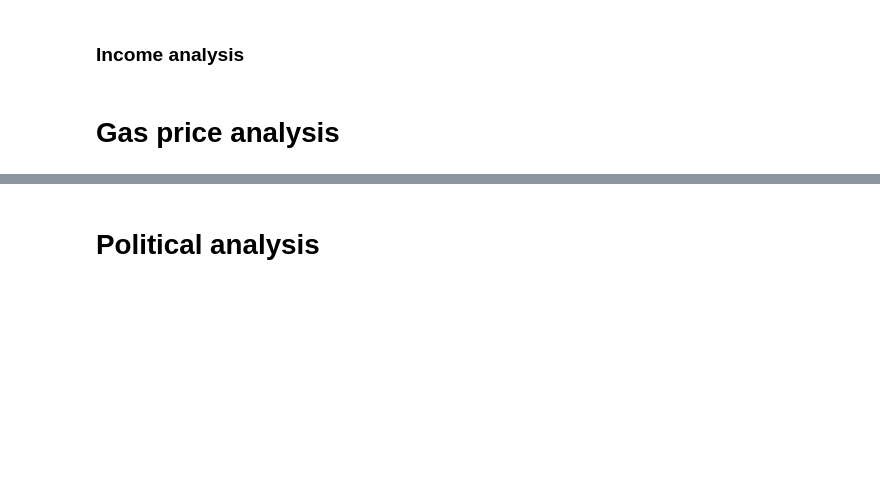
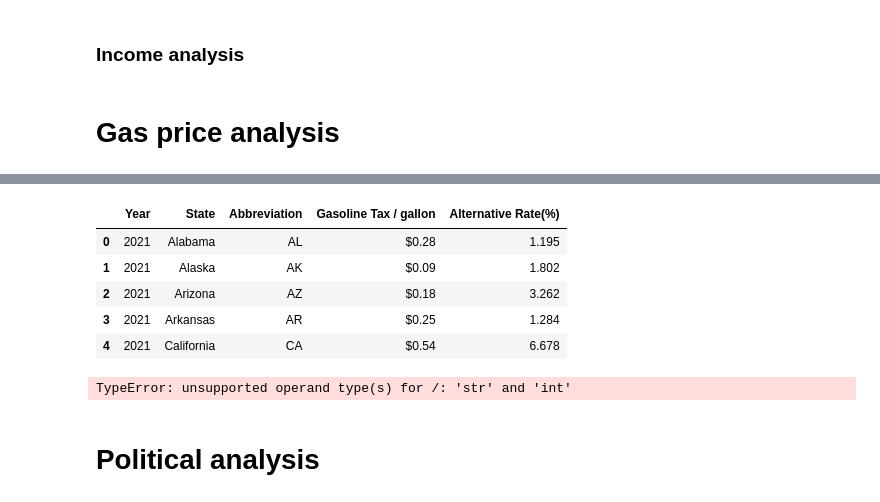
Before and after one commit to minmincg/ElectricCar_Analysis, a Jupyter notebook: Analysis/Analysis.ipynb, the cells around one changed output, grey strips where cells are left out. Drawn from its saved outputs; the diff is of its cells as text; code cells hidden in the pictures; blank space fills up the shorter version.

```diff
--- a/Analysis/Analysis.ipynb
+++ b/Analysis/Analysis.ipynb
@@ -11,7 +11,8 @@ files=["education_data.csv",
        "state_abbreviations.csv",
        "state_party_counts.csv",
        "stations.csv",
-       "tax_state.csv"]
+       "tax_state.csv",
+      "historical_prices.csv"]
 dfs={}
 for file in files:
     dfs[file]=pd.read_csv(f"../Resources/{file}")
@@ -113,3 +154,25 @@ ed_df
+# %%
+Tax_vs_vehicles=pd.merge(dfs["tax_state.csv"],top_reduced_df,how="inner",on="State")
+Tax_vs_vehicles=Tax_vs_vehicles[["Year",
+            "State",
+            "Abbreviation",
+            "Gasoline Tax / gallon",
+            "Alternative Rate(%)"]]
+
+Tax_vs_vehicles.head()
+# %% [output]
+|  | Year | State | Abbreviation | Gasoline Tax / gallon | Alternative Rate(%) |
+| 0 | 2021 | Alabama | AL | $0.28 | 1.195 |
+| 1 | 2021 | Alaska | AK | $0.09 | 1.802 |
+| 2 | 2021 | Arizona | AZ | $0.18 | 3.262 |
+| 3 | 2021 | Arkansas | AR | $0.25 | 1.284 |
+| 4 | 2021 | California | CA | $0.54 | 6.678 |
+# %%
+corr_coeff = Tax_vs_vehicles["Gasoline Tax / gallon"].corr(Tax_vs_vehicles["Alternative Rate(%)"])
+
+print("Correlation coefficient:", corr_coeff)
+# %% [output]
+TypeError: unsupported operand type(s) for /: 'str' and 'int'
 # %% [markdown]
 # Political analysis
 # %% [markdown]
```
Also changed, not shown: parts of 5 cells of this notebook, 2 other files.
